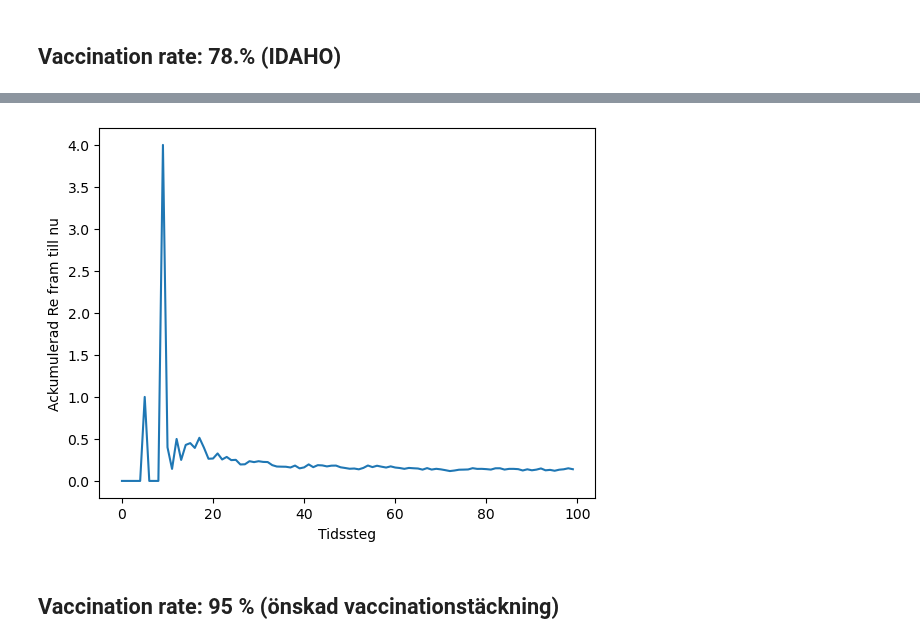
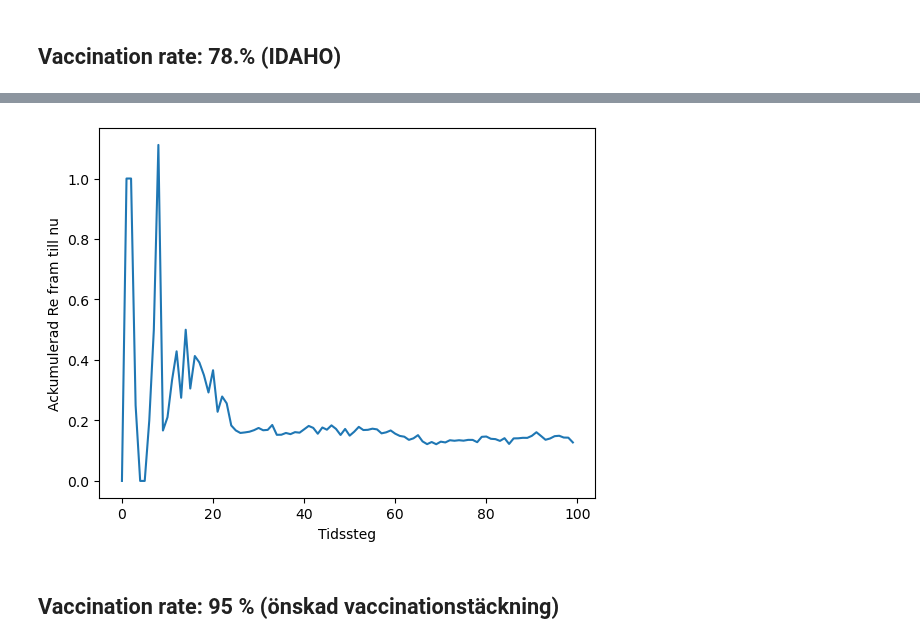
Before and after one commit to tovebrunell/ABM, a Jupyter notebook: Plotta_data.ipynb, the cells around one changed output, grey strips where cells are left out. Saved outputs shown, nothing was run; the diff lists cells and outputs as text; code cells hidden in the pictures.

```diff
--- a/Plotta_data.ipynb
+++ b/Plotta_data.ipynb
@@ -154,10 +167,13 @@ plt.show()
+# %%
+model_df_2 = model_2.datacollector.get_model_vars_dataframe()
+agent_df_2 = model_2.datacollector.get_agent_vars_dataframe()
 # %%
-plt.plot(model_2.Re_history)
+plt.plot(model_df_2)
 plt.xlabel("Tidssteg")
 plt.ylabel("Ackumulerad Re fram till nu")
 plt.show()
 # %% [output]
-[figure, old version]
+[figure, new version]
 # %% [markdown]
 ## Vaccination rate: 95 % (önskad vaccinationstäckning)
 # %%
```
Also changed, not shown: parts of 14 cells of this notebook.
